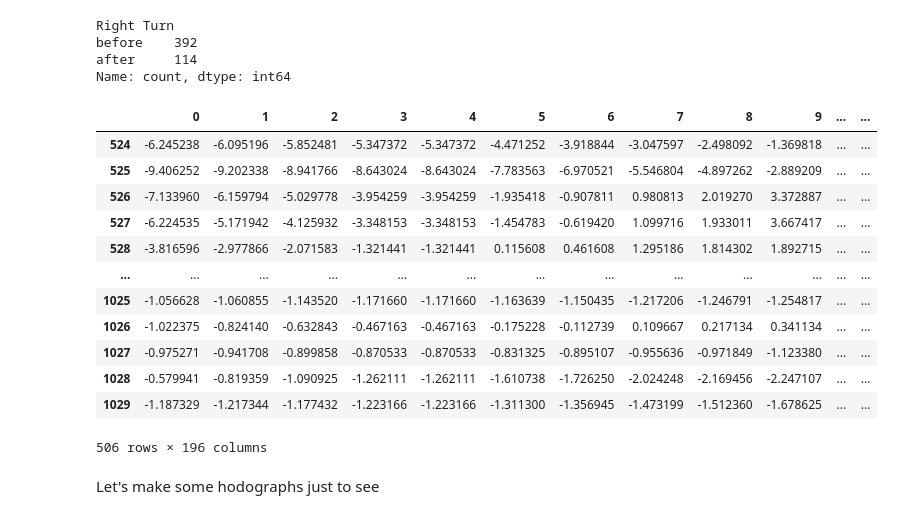
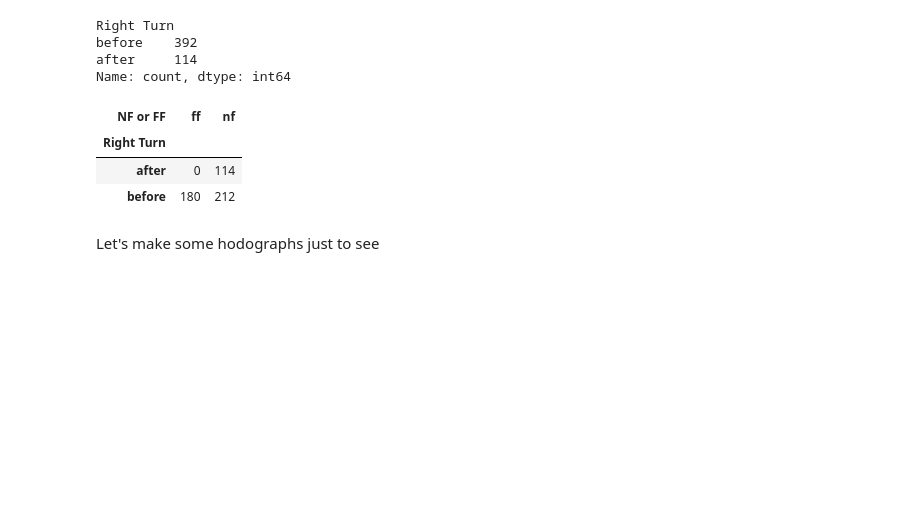
Before and after one commit to JuliaBuhrman/research2024, a Jupyter notebook: rightturn_casecheck.ipynb, the cells around one changed output. Cells and saved outputs as stored; diff of their text form; code cells hidden in the pictures; blank space fills up the shorter version.

```diff
--- a/rightturn_casecheck.ipynb
+++ b/rightturn_casecheck.ipynb
@@ -533,22 +532,13 @@ Right Turn
 before    392
 after     114
 Name: count, dtype: int64
-# %%
-test_case2.iloc[:,:196]
-# %% [output]
-|  | 0 | 1 | 2 | 3 | 4 | 5 | 6 | 7 | 8 | 9 | ... | ... |
-| 524 | -6.245238 | -6.095196 | -5.852481 | -5.347372 | -5.347372 | -4.471252 | -3.918844 | -3.047597 | -2.498092 | -1.369818 | ... | ... |
-| 525 | -9.406252 | -9.202338 | -8.941766 | -8.643024 | -8.643024 | -7.783563 | -6.970521 | -5.546804 | -4.897262 | -2.889209 | ... | ... |
-| 526 | -7.133960 | -6.159794 | -5.029778 | -3.954259 | -3.954259 | -1.935418 | -0.907811 | 0.980813 | 2.019270 | 3.372887 | ... | ... |
-| 527 | -6.224535 | -5.171942 | -4.125932 | -3.348153 | -3.348153 | -1.454783 | -0.619420 | 1.099716 | 1.933011 | 3.667417 | ... | ... |
-| 528 | -3.816596 | -2.977866 | -2.071583 | -1.321441 | -1.321441 | 0.115608 | 0.461608 | 1.295186 | 1.814302 | 1.892715 | ... | ... |
-| ... | ... | ... | ... | ... | ... | ... | ... | ... | ... | ... | ... | ... |
-| 1025 | -1.056628 | -1.060855 | -1.143520 | -1.171660 | -1.171660 | -1.163639 | -1.150435 | -1.217206 | -1.246791 | -1.254817 | ... | ... |
-| 1026 | -1.022375 | -0.824140 | -0.632843 | -0.467163 | -0.467163 | -0.175228 | -0.112739 | 0.109667 | 0.217134 | 0.341134 | ... | ... |
-| 1027 | -0.975271 | -0.941708 | -0.899858 | -0.870533 | -0.870533 | -0.831325 | -0.895107 | -0.955636 | -0.971849 | -1.123380 | ... | ... |
-| 1028 | -0.579941 | -0.819359 | -1.090925 | -1.262111 | -1.262111 | -1.610738 | -1.726250 | -2.024248 | -2.169456 | -2.247107 | ... | ... |
-| 1029 | -1.187329 | -1.217344 | -1.177432 | -1.223166 | -1.223166 | -1.311300 | -1.356945 | -1.473199 | -1.512360 | -1.678625 | ... | ... |
-506 rows × 196 columns
+# %%
+pd.crosstab(test_case2['Right Turn'], test_case2['NF or FF'])
+# %% [output]
+| NF or FF | ff | nf |
+| Right Turn |  |  |
+| after | 0 | 114 |
+| before | 180 | 212 |
 # %% [markdown]
 Let's make some hodographs just to see
 # %%
```
Also changed, not shown: parts of 22 cells of this notebook.
